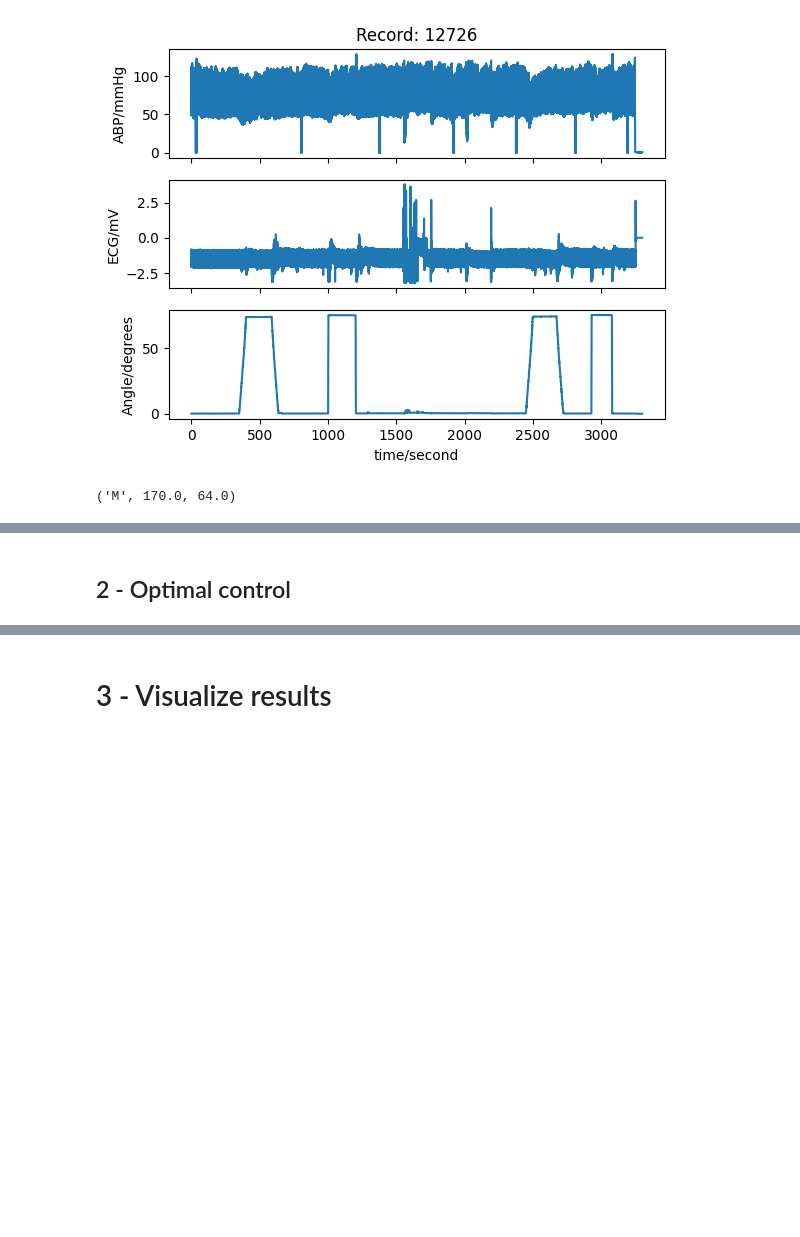
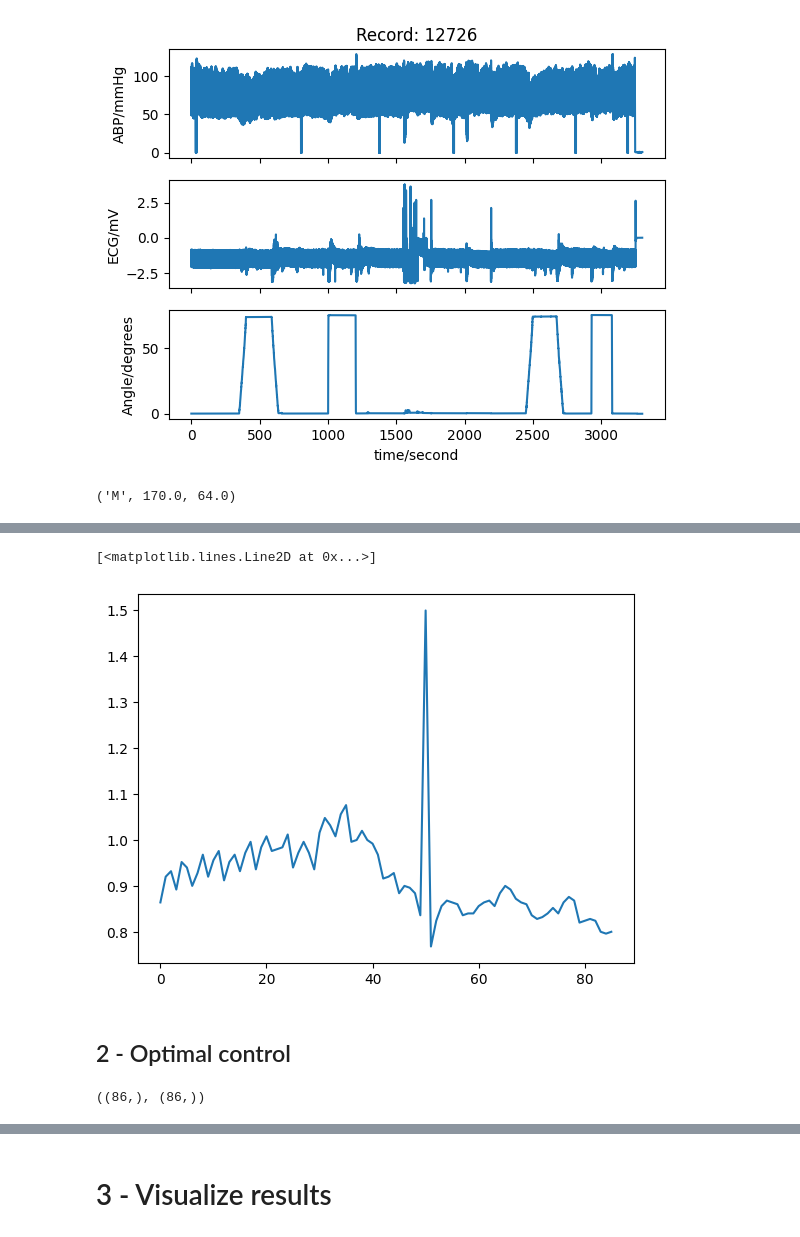
Before and after one commit to sabrinaliu/AA203-CV-OC, a Jupyter notebook: visualizeData.ipynb, the cells around one changed output, grey strips where cells are left out. Saved outputs shown, nothing was run; the diff lists cells and outputs as text; code cells hidden in the pictures; blank space fills up the shorter version.

```diff
--- a/visualizeData.ipynb
+++ b/visualizeData.ipynb
@@ -66,3 +92,9 @@ plt.show()
+# %%
+RRs = computeRR(beatIdces, fs)
+plt.plot(RRs)
+# %% [output]
+[<matplotlib.lines.Line2D at 0x...>]
+[figure, added]
 # %% [markdown]
 ## 2 - Optimal control
 # %%
@@ -90,2 +124,6 @@ RCVals = (1.7, 0.26, 51, 4.3, 0.15, 7.1, 0.028)
+# %%
+map.shape, h.shape
+# %% [output]
+((86,), (86,))
 # %%
 Qd = computeCO(weight, height, sex)
```
Also changed, not shown: parts of 9 cells of this notebook, 2 other files.
